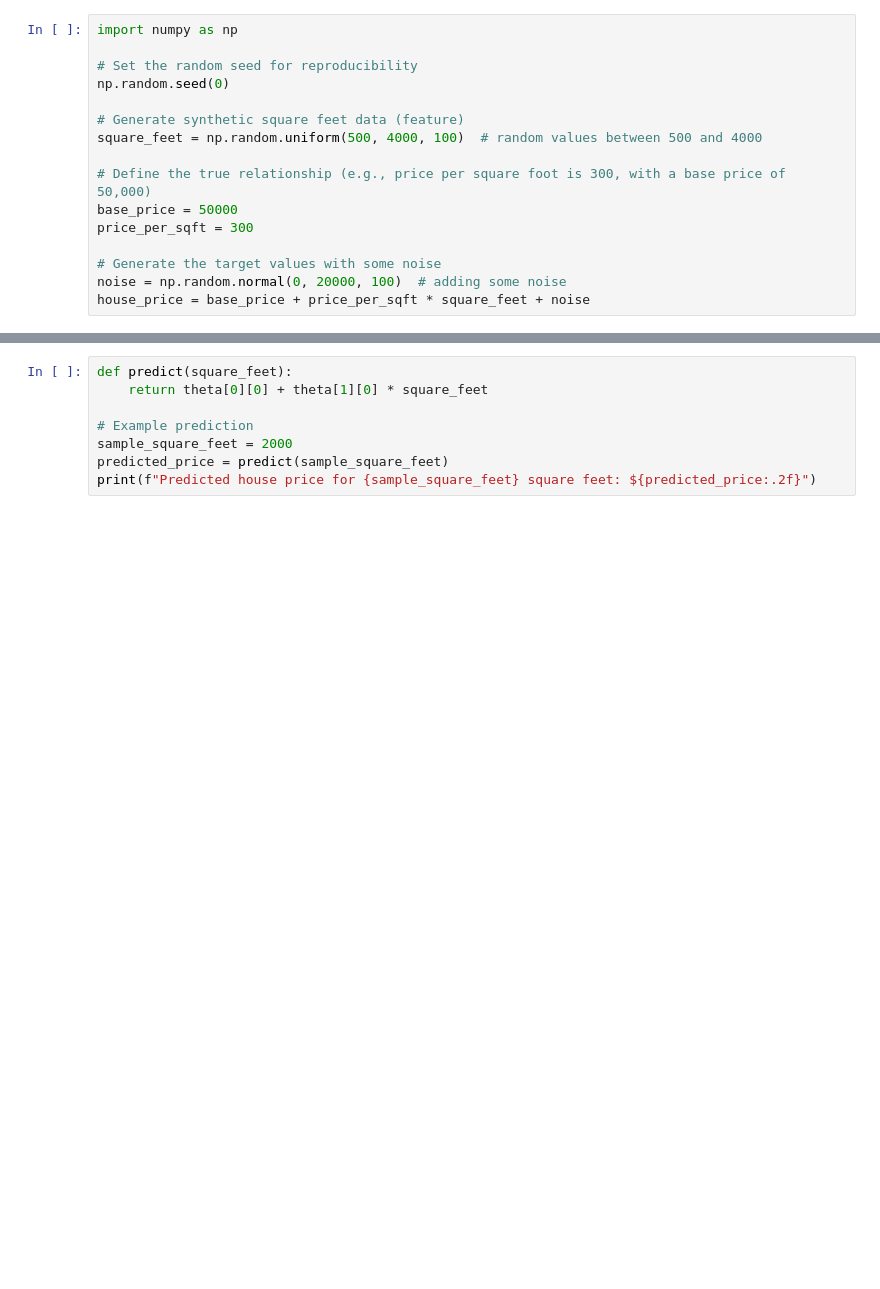
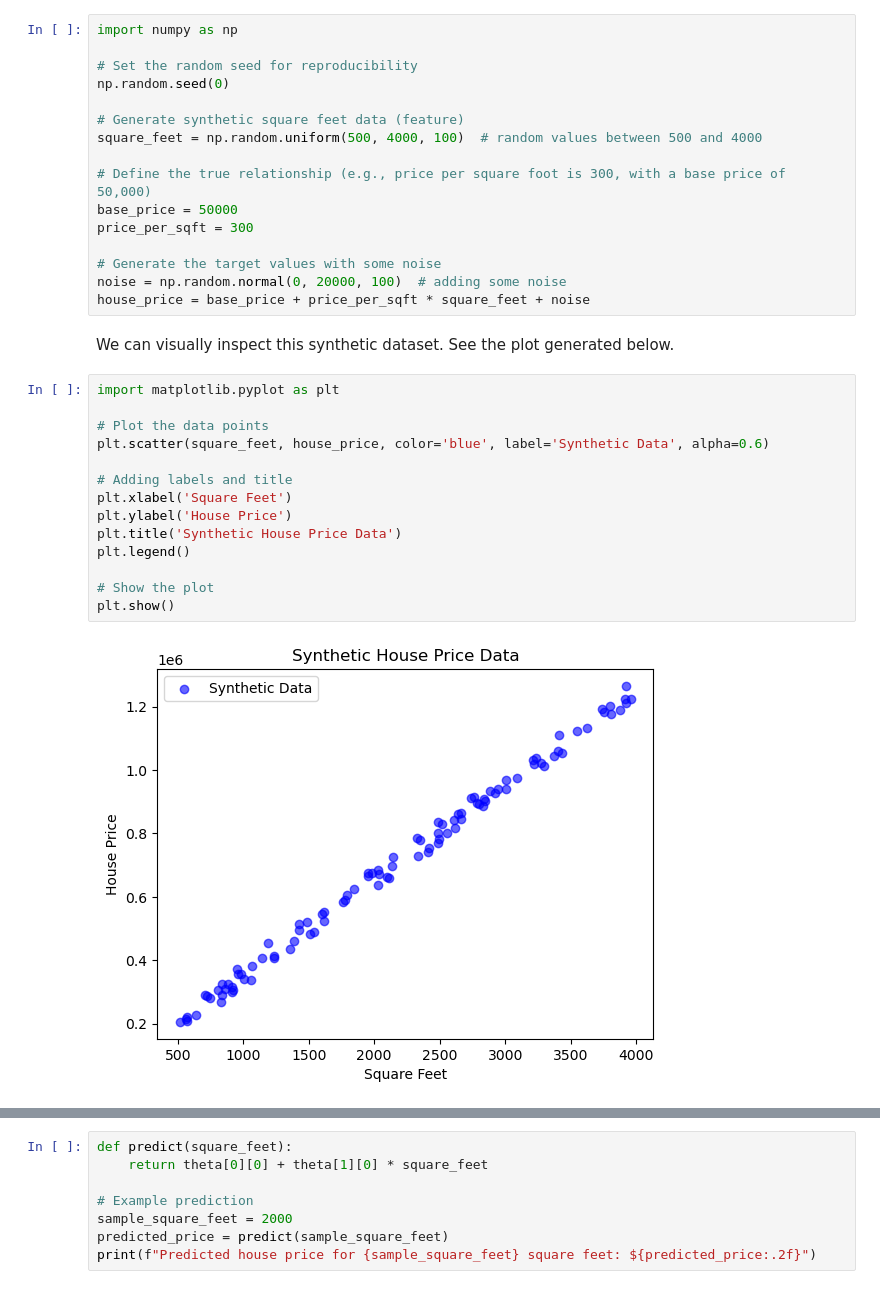
Before and after one commit to AILAB-CEFET-RJ/cic1205, a Jupyter notebook: notebooks/linear_regression.ipynb, the cells around one changed output, grey strips where cells are left out. Cells and saved outputs as stored; diff of their text form; blank space fills up the shorter version.

```diff
--- a/notebooks/linear_regression.ipynb
+++ b/notebooks/linear_regression.ipynb
@@ -18,3 +33,21 @@ price_per_sqft = 300
 # Generate the target values with some noise
 noise = np.random.normal(0, 20000, 100)  # adding some noise
 house_price = base_price + price_per_sqft * square_feet + noise
+# %% [markdown]
+We can visually inspect this synthetic dataset. See the plot generated below.
+# %%
+import matplotlib.pyplot as plt
+
+# Plot the data points
+plt.scatter(square_feet, house_price, color='blue', label='Synthetic Data', alpha=0.6)
+
+# Adding labels and title
+plt.xlabel('Square Feet')
+plt.ylabel('House Price')
+plt.title('Synthetic House Price Data')
+plt.legend()
+
+# Show the plot
+plt.show()
+# %% [output]
+[figure, added]
```
Also changed, not shown: parts of 16 cells of this notebook, 3 other files.
